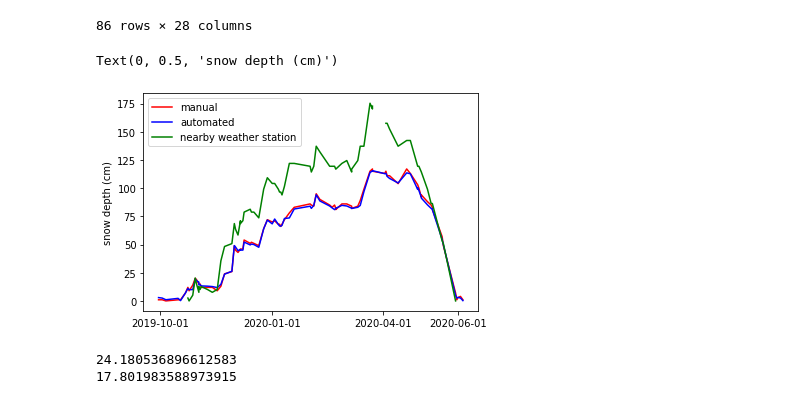
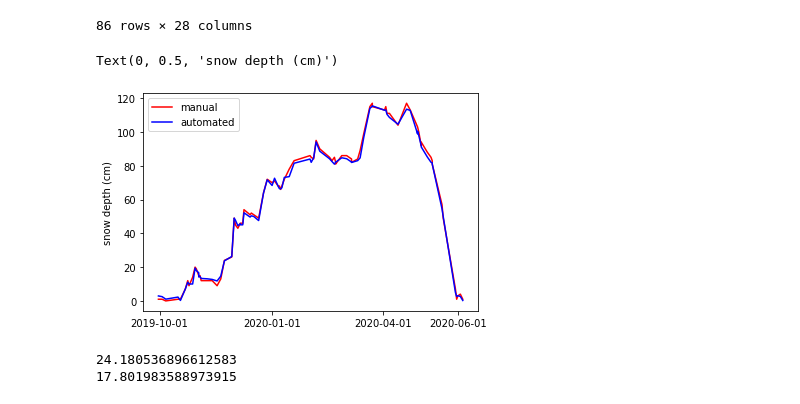
Before and after one commit to catherine-m-breen/Chapter1, a Jupyter notebook: snow_pole_analysis/depth_comparison.ipynb, the cells around one changed output. Cells and saved outputs as stored; diff of their text form; code cells hidden in the pictures.

```diff
--- a/snow_pole_analysis/depth_comparison.ipynb
+++ b/snow_pole_analysis/depth_comparison.ipynb
@@ -206,20 +206,20 @@ _merged_
 # %%
 ## three lines
 # pred
 # actual
 # weather station
 
 _merged_["date"] = pd.to_datetime(_merged_["dates"])
 
 plt.plot(_merged_["date"],pd.to_numeric(_merged_['actual_sd']), color = 'red', label = 'manual') ##actual
 plt.plot(_merged_["date"],pd.to_numeric(_merged_['snow_depth']), color = 'blue', label = 'automated') ## pred
-plt.plot(_merged_["date"],pd.to_numeric(_merged_['SnowDepth (cm)']), color='green', label = 'nearby weather station') ## snotel
+#plt.plot(_merged_["date"],pd.to_numeric(_merged_['SnowDepth (cm)']), color='green', label = 'nearby weather station') ## snotel
 plt.xticks([pd.to_datetime('2019-10-01'),pd.to_datetime('2020-01-01'),pd.to_datetime('2020-04-01'),pd.to_datetime('2020-06-01')])
 plt.legend()
 plt.ylabel('snow depth (cm)')
 # %% [output]
 Text(0, 0.5, 'snow depth (cm)')
-[figure, old version]
+[figure, new version]
 # %%
 print(np.mean(_merged_['SnowDepth (cm)'] - _merged_['snow_depth']))
 print(np.std(_merged_['SnowDepth (cm)'] - _merged_['snow_depth']))
```
Also changed, not shown: parts of 9 cells of this notebook, 2 other files.
